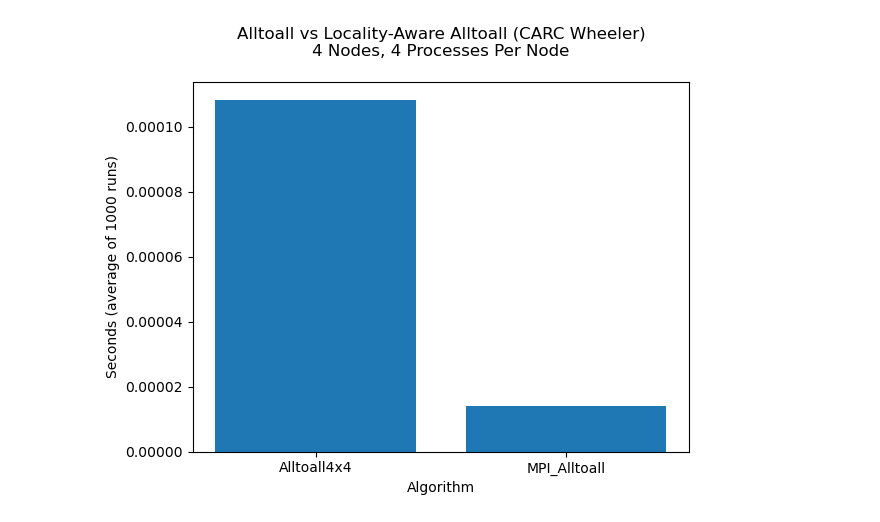
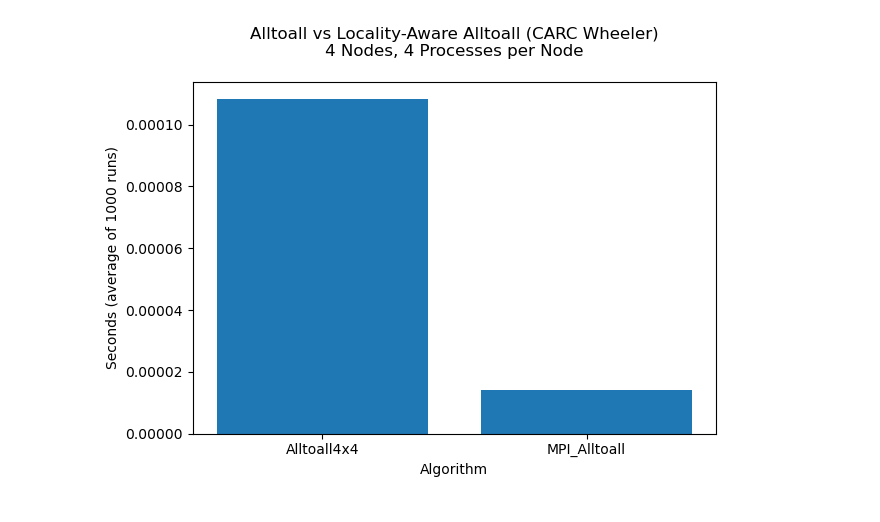
Before and after one commit to mctimm/CS542-Project, a Jupyter notebook: plots.ipynb, the cells around one changed output. Saved outputs shown, nothing was run; the diff lists cells and outputs as text; code cells hidden in the pictures.

Commit message:
update plot

```diff
--- a/plots.ipynb
+++ b/plots.ipynb
@@ -7,13 +7,14 @@ data = pd.read_csv('results_4x4.csv')
 # %%
 fig = plt.figure()
 ax = fig.add_subplot(1, 1, 1)
 
 ax.bar(data["algorithm"], data["seconds"])
 
-ax.set_title("Alltoall vs Locality-Aware Alltoall (CARC Wheeler)\n4 Nodes, 4 Processes Per Node\n")
+ax.set_title("Alltoall vs Locality-Aware Alltoall (CARC Wheeler)\n4 Nodes, 4 Processes per Node\n")
 ax.set_xlabel("Algorithm")
 ax.set_ylabel("Seconds (average of 1000 runs)")
+plt.tight_layout()
 plt.savefig("alltoall_plot.jpg")
 plt.show()
 # %% [output]
-[figure, old version]
+[figure, new version]
```
